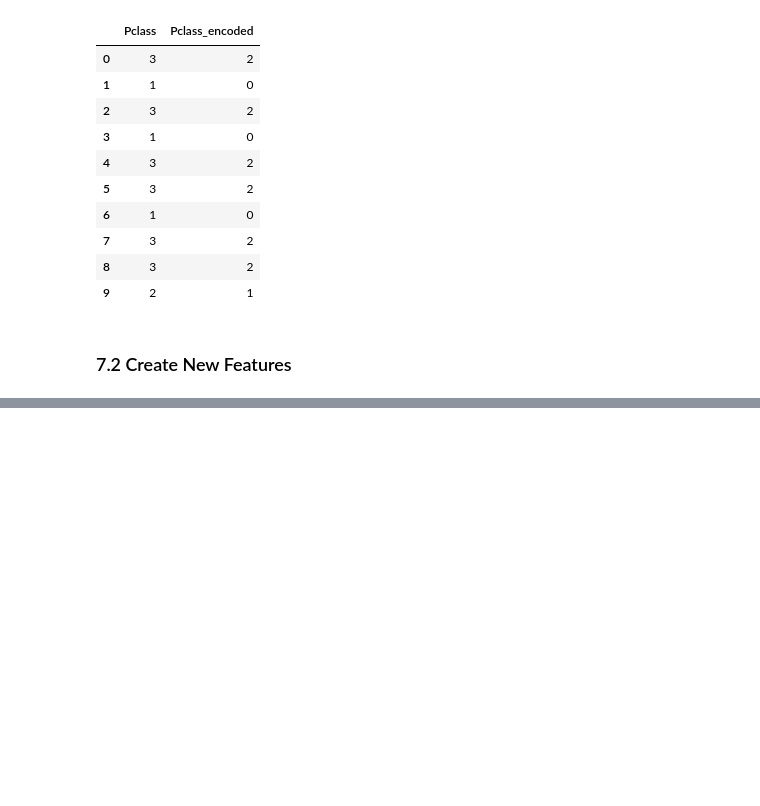
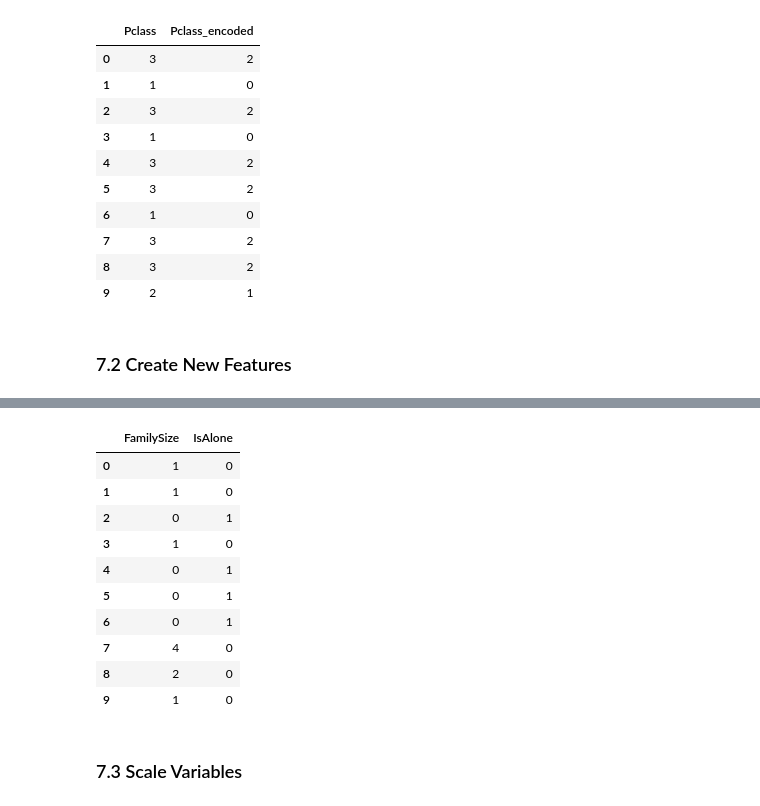
Before and after one commit to svarong-port/data-analytics-projects, a Jupyter notebook: titanic/titanic.ipynb, the cells around one changed output, grey strips where cells are left out. Saved outputs shown, nothing was run; the diff lists cells and outputs as text; code cells hidden in the pictures; blank space fills up the shorter version.

```diff
--- a/titanic/titanic.ipynb
+++ b/titanic/titanic.ipynb
@@ -688,0 +708,20 @@ df6[["Pclass", "Pclass_encoded"]].head(10)
+# %%
+# create `IsAlone`
+df6["IsAlone"] = (df6["FamilySize"] == 0).astype(int)
+
+# check the results
+df6[["FamilySize", "IsAlone"]].head(10)
+# %% [output]
+|  | FamilySize | IsAlone |
+| 0 | 1 | 0 |
+| 1 | 1 | 0 |
+| 2 | 0 | 1 |
+| 3 | 1 | 0 |
+| 4 | 0 | 1 |
+| 5 | 0 | 1 |
+| 6 | 0 | 1 |
+| 7 | 4 | 0 |
+| 8 | 2 | 0 |
+| 9 | 1 | 0 |
+# %% [markdown]
+### 7.3 Scale Variables
```
Also changed, not shown: parts of 4 cells of this notebook.
